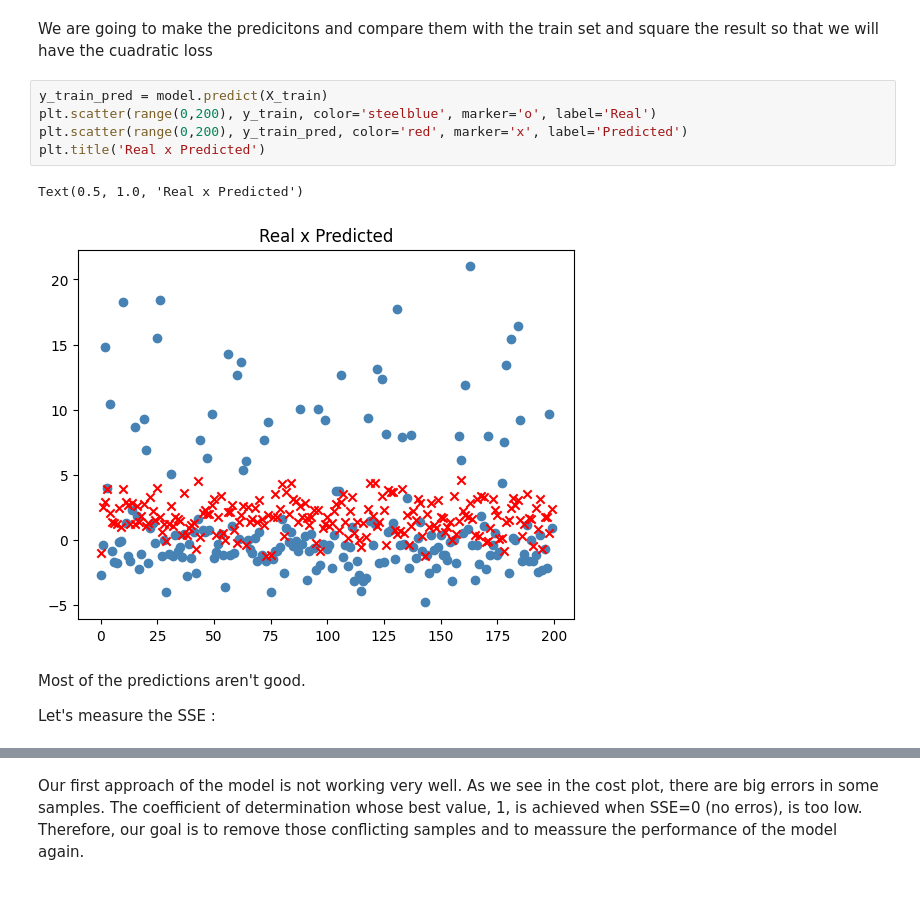
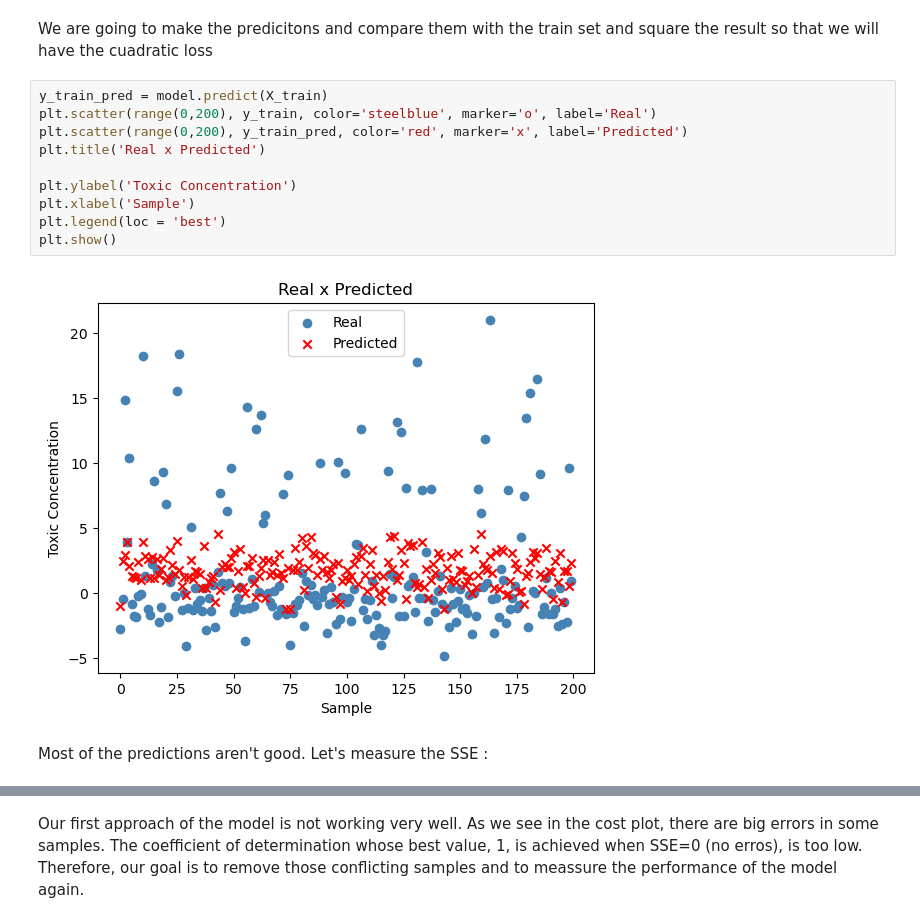
Before and after one commit to Seb65789/Lisboa-Machine-Learning-Project, a Jupyter notebook: linear_regression.ipynb, the cells around one changed output, grey strips where cells are left out. Drawn from its saved outputs; the diff is of its cells as text; blank space fills up the shorter version.

Commit message:
RANSAC, performance measures, general review and mistakes correction

```diff
--- a/linear_regression.ipynb
+++ b/linear_regression.ipynb
@@ -94,15 +106,17 @@ We are going to make the predicitons and compare them with the train set and squ
 # %%
 y_train_pred = model.predict(X_train)
 plt.scatter(range(0,200), y_train, color='steelblue', marker='o', label='Real')
 plt.scatter(range(0,200), y_train_pred, color='red', marker='x', label='Predicted')
 plt.title('Real x Predicted')
+
+plt.ylabel('Toxic Concentration')
+plt.xlabel('Sample')
+plt.legend(loc = 'best')
+plt.show()
 # %% [output]
-Text(0.5, 1.0, 'Real x Predicted')
-[figure, old version]
+[figure, new version]
 # %% [markdown]
-Most of the predictions aren't good.
-
-Let's measure the SSE :
+Most of the predictions aren't good. Let's measure the SSE :
 # %%
 quadratic_loss = (y_train_pred - y_train)**2
 
```
Also changed, not shown: parts of 43 cells of this notebook.
